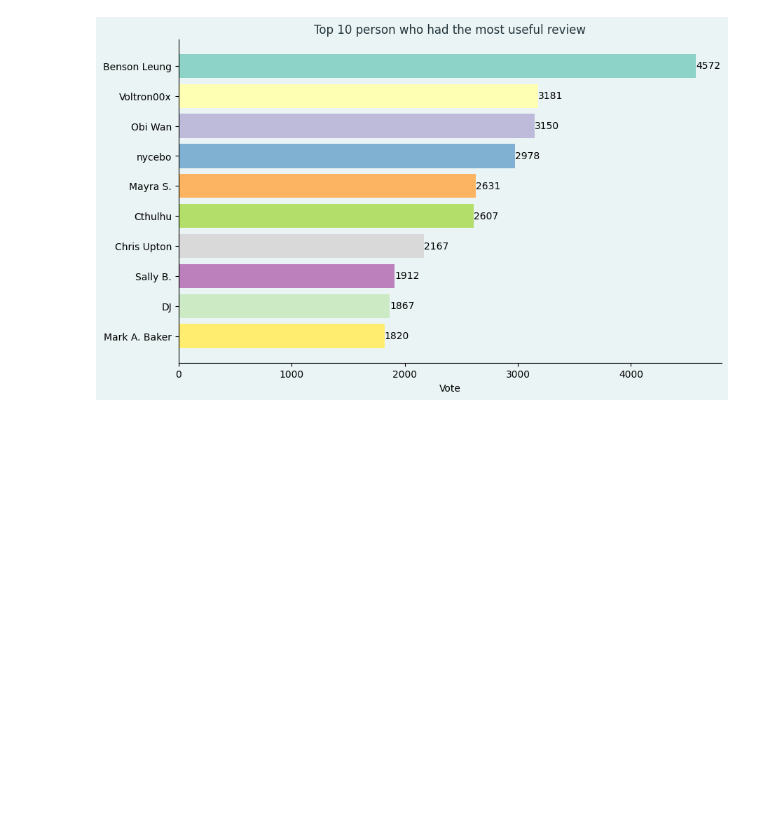
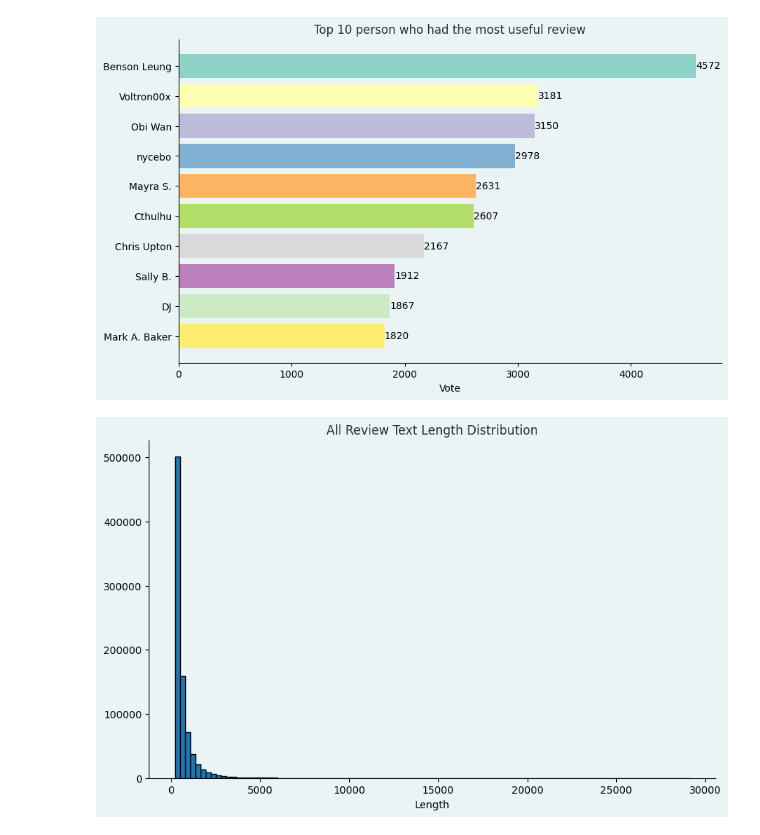
Before and after one commit to mr-robot77/Quera_G11-Project3, a Jupyter notebook: Problem2-Sentiment Analysis-NLP/section1.ipynb, the cells around one changed output. Saved outputs shown, nothing was run; the diff lists cells and outputs as text; code cells hidden in the pictures; blank space fills up the shorter version.

```diff
--- a/Problem2-Sentiment Analysis-NLP/section1.ipynb
+++ b/Problem2-Sentiment Analysis-NLP/section1.ipynb
@@ -211,3 +230,16 @@ ax.spines["right"].set_visible(False)
 ax.invert_yaxis()
 # %% [output]
 [figure]
+# %%
+review_lengths = data['reviewText'].apply(len)
+
+fig, ax = plt.subplots(figsize=(10, 6))
+ax.hist(review_lengths, bins=100, edgecolor='black')
+ax.set_title('All Review Text Length Distribution', color="#22333b", fontsize=12)
+ax.set_xlabel('Length')
+ax.set_facecolor("#EAF4f4")
+fig.set_facecolor("#EAF4f4")
+ax.spines["top"].set_visible(False)
+ax.spines["right"].set_visible(False)
+# %% [output]
+[figure, added]
```
Also changed, not shown: parts of 5 cells of this notebook.
